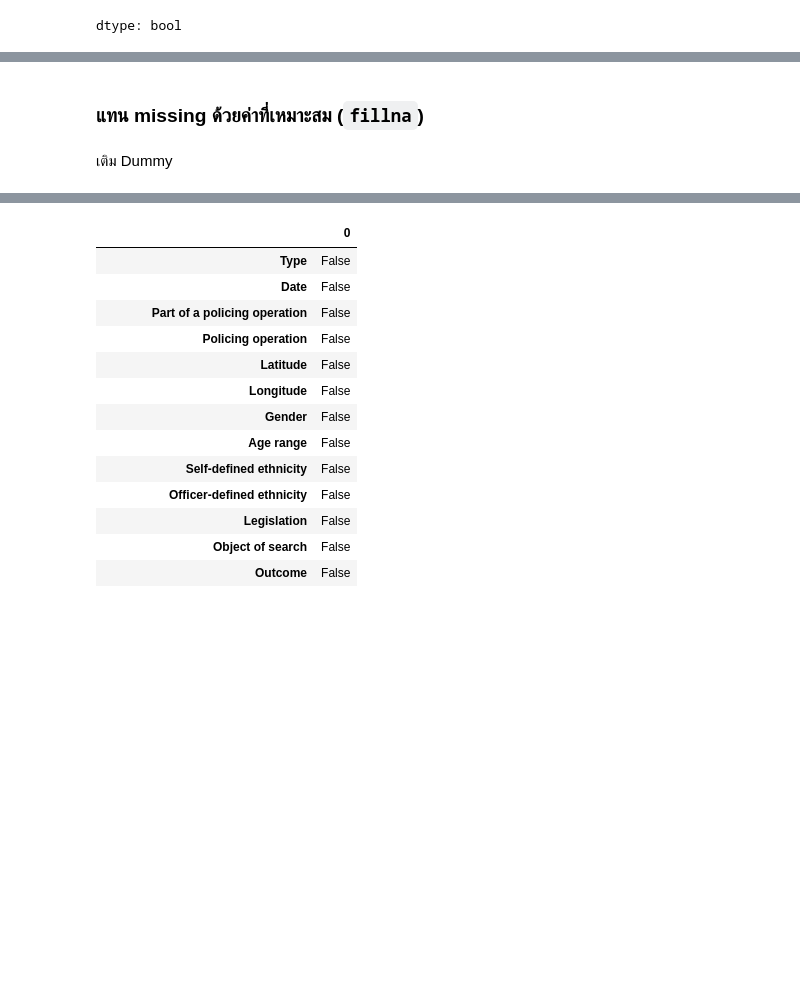
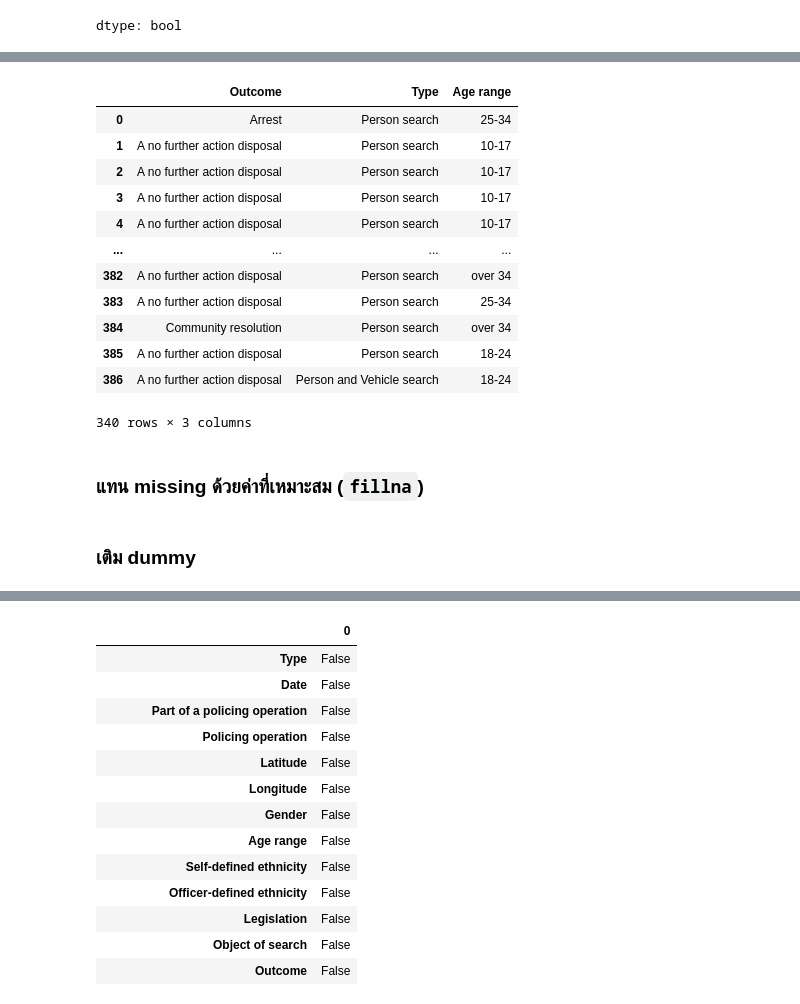
Before and after one commit to woraphonp-038-5/dataviz2025, a Jupyter notebook: Pandas_101_2025.ipynb, the cells around one changed output, grey strips where cells are left out. Saved outputs shown, nothing was run; the diff lists cells and outputs as text; code cells hidden in the pictures; blank space fills up the shorter version.

````diff
--- a/Pandas_101_2025.ipynb
+++ b/Pandas_101_2025.ipynb
@@ -432,7 +472,23 @@ this_data.shape
+# %%
+stopandsearch_df[['Outcome','Type','Age range']].dropna()
+# %% [output]
+|  | Outcome | Type | Age range |
+| 0 | Arrest | Person search | 25-34 |
+| 1 | A no further action disposal | Person search | 10-17 |
+| 2 | A no further action disposal | Person search | 10-17 |
+| 3 | A no further action disposal | Person search | 10-17 |
+| 4 | A no further action disposal | Person search | 10-17 |
+| ... | ... | ... | ... |
+| 382 | A no further action disposal | Person search | over 34 |
+| 383 | A no further action disposal | Person search | 25-34 |
+| 384 | Community resolution | Person search | over 34 |
+| 385 | A no further action disposal | Person search | 18-24 |
+| 386 | A no further action disposal | Person and Vehicle search | 18-24 |
+340 rows × 3 columns
 # %% [markdown]
 ### แทน missing ด้วยค่าที่เหมาะสม (```fillna```)
-# %% [markdown]
-เติม Dummy
+# %% [markdown]
+### เติม dummy
 # %%
 stopandsearch_df.fillna('Unknown')
 # %% [output]
````
Also changed, not shown: parts of 89 cells of this notebook.
